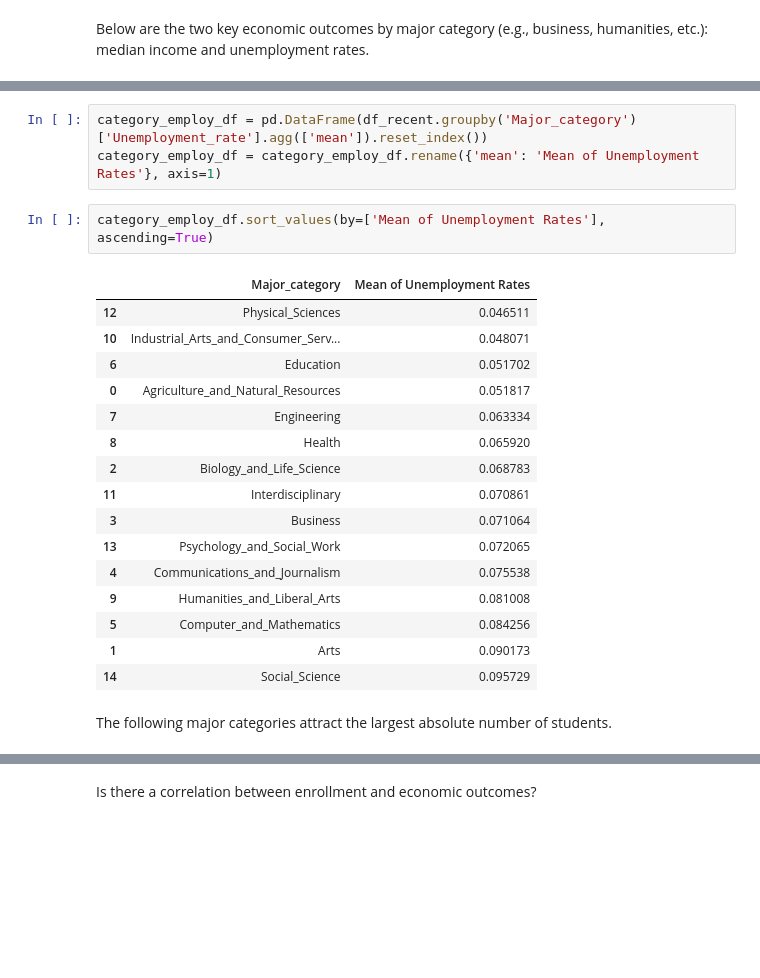
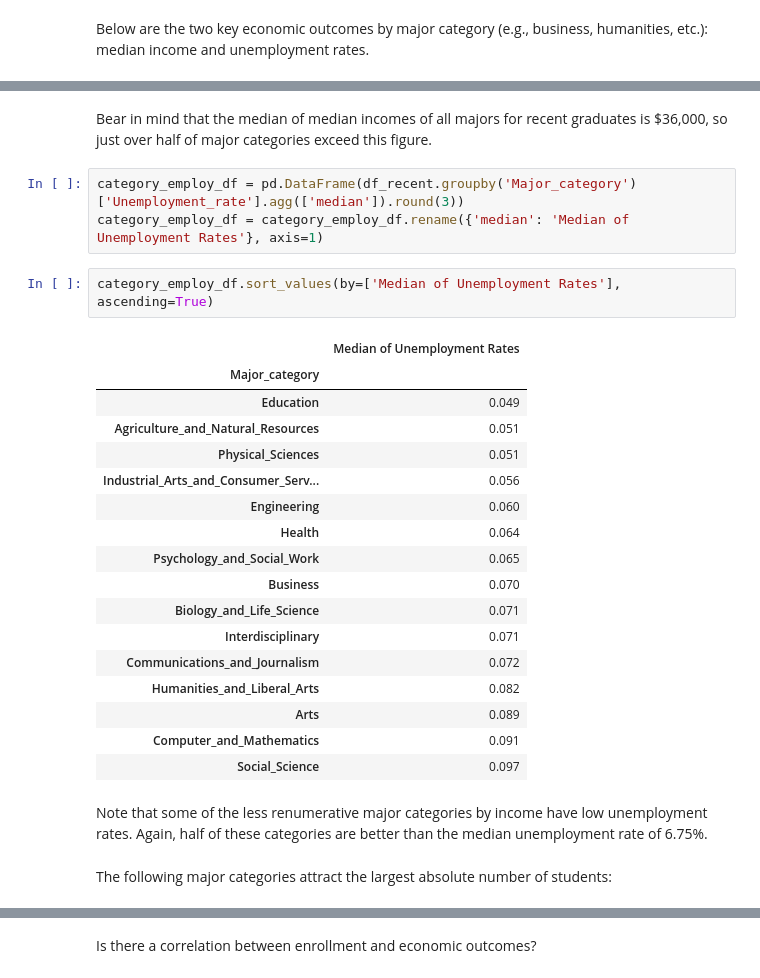
Before and after one commit to pscharfe/538-College-Majors-Analysis, a Jupyter notebook: clustering_college_majors.ipynb, the cells around one changed output, grey strips where cells are left out. Cells and saved outputs as stored; diff of their text form; blank space fills up the shorter version.

```diff
--- a/clustering_college_majors.ipynb
+++ b/clustering_college_majors.ipynb
@@ -142,25 +141,30 @@ category_median_df.sort_values(by=['Mean of Median Incomes'], ascending=False)
+# %% [markdown]
+Bear in mind that the median of median incomes of all majors for recent graduates is $36,000, so just over half of major categories exceed this figure.
 # %%
-category_employ_df = pd.DataFrame(df_recent.groupby('Major_category')['Unemployment_rate'].agg(['mean']).reset_index())
-category_employ_df = category_employ_df.rename({'mean': 'Mean of Unemployment Rates'}, axis=1)
+category_employ_df = pd.DataFrame(df_recent.groupby('Major_category')['Unemployment_rate'].agg(['median']).round(3))
+category_employ_df = category_employ_df.rename({'median': 'Median of Unemployment Rates'}, axis=1)
 # %%
-category_employ_df.sort_values(by=['Mean of Unemployment Rates'], ascending=True)
+category_employ_df.sort_values(by=['Median of Unemployment Rates'], ascending=True)
 # %% [output]
-|  | Major_category | Mean of Unemployment Rates |
-| 12 | Physical_Sciences | 0.046511 |
-| 10 | Industrial_Arts_and_Consumer_Serv... | 0.048071 |
-| 6 | Education | 0.051702 |
-| 0 | Agriculture_and_Natural_Resources | 0.051817 |
-| 7 | Engineering | 0.063334 |
-| 8 | Health | 0.065920 |
-| 2 | Biology_and_Life_Science | 0.068783 |
-| 11 | Interdisciplinary | 0.070861 |
-| 3 | Business | 0.071064 |
-| 13 | Psychology_and_Social_Work | 0.072065 |
-| 4 | Communications_and_Journalism | 0.075538 |
-| 9 | Humanities_and_Liberal_Arts | 0.081008 |
-| 5 | Computer_and_Mathematics | 0.084256 |
-| 1 | Arts | 0.090173 |
-| 14 | Social_Science | 0.095729 |
+|  | Median of Unemployment Rates |
+| Major_category |  |
+| Education | 0.049 |
+| Agriculture_and_Natural_Resources | 0.051 |
+| Physical_Sciences | 0.051 |
+| Industrial_Arts_and_Consumer_Serv... | 0.056 |
+| Engineering | 0.060 |
+| Health | 0.064 |
+| Psychology_and_Social_Work | 0.065 |
+| Business | 0.070 |
+| Biology_and_Life_Science | 0.071 |
+| Interdisciplinary | 0.071 |
+| Communications_and_Journalism | 0.072 |
+| Humanities_and_Liberal_Arts | 0.082 |
+| Arts | 0.089 |
+| Computer_and_Mathematics | 0.091 |
+| Social_Science | 0.097 |
+# %% [markdown]
+Note that some of the less renumerative major categories by income have low unemployment rates. Again, half of these categories are better than the median unemployment rate of 6.75%.
 # %% [markdown]
-The following major categories attract the largest absolute number of students.
+The following major categories attract the largest absolute number of students:
 # %%
```
Also changed, not shown: parts of 26 cells of this notebook.
